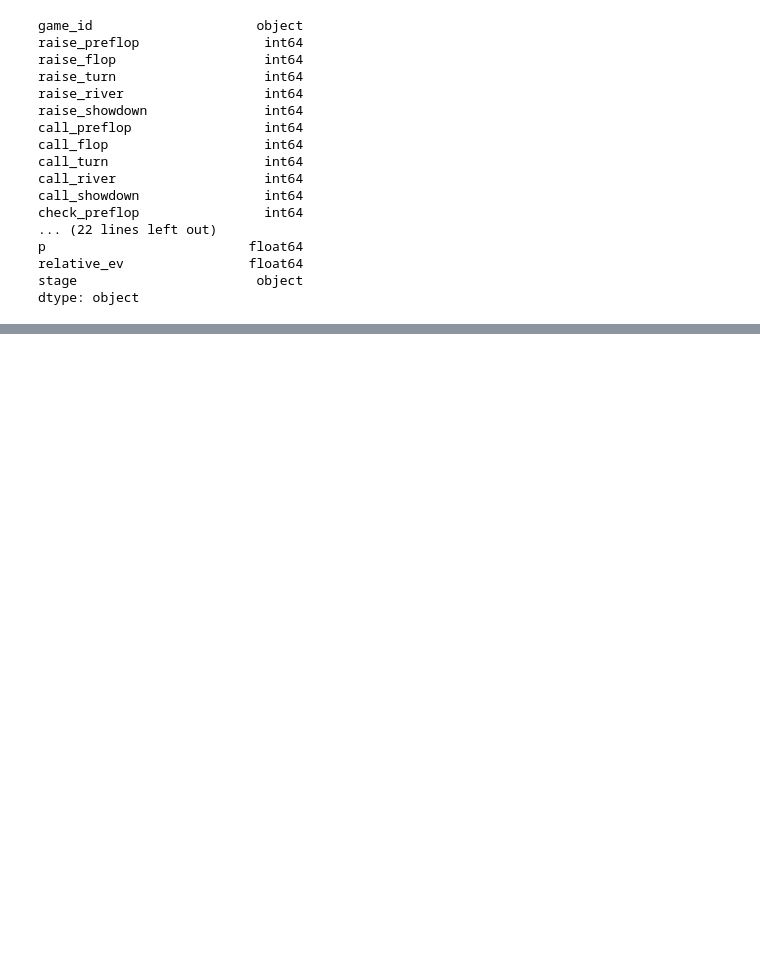
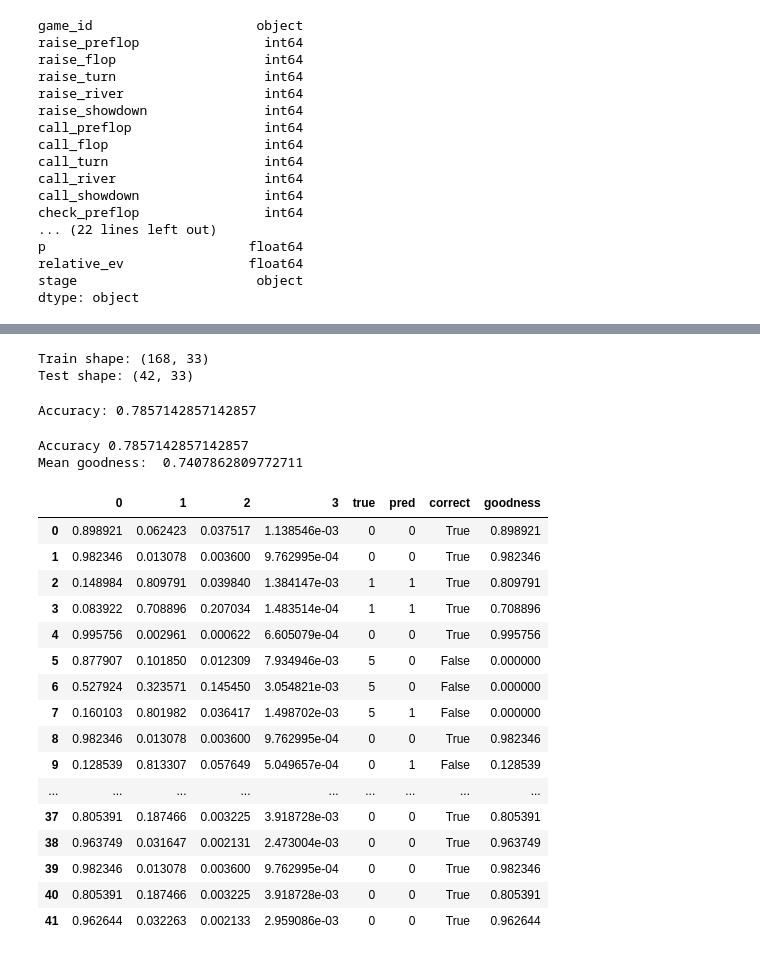
Before and after one commit to tjespe/texas-holdem-ai, a Jupyter notebook: hidden_state_model/model.ipynb, the cells around one changed output, grey strips where cells are left out. Cells and saved outputs as stored; diff of their text form; code cells hidden in the pictures; blank space fills up the shorter version.

```diff
--- a/hidden_state_model/model.ipynb
+++ b/hidden_state_model/model.ipynb
@@ -127,0 +133,4 @@ dtype: object
+# %%
+X = df.drop(["excess_rank", "game_id", "p", "relative_ev"], axis=1)
+y = df["excess_rank"]
+groups = df["game_id"]  # Group by 'game_id' to ensure no data leakage
@@ -127,0 +190,52 @@ dtype: object
+# %%
+# Grouped train-test split
+gss = GroupShuffleSplit(n_splits=1, test_size=0.2, random_state=42)
+train_idx, test_idx = next(gss.split(X, y, groups=groups))
+
+X_train, X_test = X.iloc[train_idx], X.iloc[test_idx]
+y_train, y_test = y.iloc[train_idx], y.iloc[test_idx]
+
+print(f"Train shape: {X_train.shape}")
+print(f"Test shape: {X_test.shape}")
+# %% [output]
+Train shape: (168, 33)
+Test shape: (42, 33)
+# %%
+# Train the model
+model.fit(X_train, y_train)
+
+# Evaluate the model
+accuracy = model.score(X_test, y_test)
+print(f"Accuracy: {accuracy}")
+# %% [output]
+Accuracy: 0.7857142857142857
+# %%
+probabilities = model.predict_proba(X_test)
+prob_df = pd.DataFrame(probabilities, columns=model.classes_)
+prob_df["true"] = y_test.values
+prob_df["pred"] = model.predict(X_test)
+prob_df["correct"] = prob_df["true"] == prob_df["pred"]
+prob_df["goodness"] = prob_df.apply(lambda x: x.get(x["true"]) or 0, axis=1)
+print("Accuracy", prob_df["correct"].mean())
+print("Mean goodness: ", prob_df["goodness"].mean())
+prob_df
+# %% [output]
+Accuracy 0.7857142857142857
+Mean goodness:  0.7407862809772711
+|  | 0 | 1 | 2 | 3 | true | pred | correct | goodness |
+| 0 | 0.898921 | 0.062423 | 0.037517 | 1.138546e-03 | 0 | 0 | True | 0.898921 |
+| 1 | 0.982346 | 0.013078 | 0.003600 | 9.762995e-04 | 0 | 0 | True | 0.982346 |
+| 2 | 0.148984 | 0.809791 | 0.039840 | 1.384147e-03 | 1 | 1 | True | 0.809791 |
+| 3 | 0.083922 | 0.708896 | 0.207034 | 1.483514e-04 | 1 | 1 | True | 0.708896 |
+| 4 | 0.995756 | 0.002961 | 0.000622 | 6.605079e-04 | 0 | 0 | True | 0.995756 |
+| 5 | 0.877907 | 0.101850 | 0.012309 | 7.934946e-03 | 5 | 0 | False | 0.000000 |
+| 6 | 0.527924 | 0.323571 | 0.145450 | 3.054821e-03 | 5 | 0 | False | 0.000000 |
+| 7 | 0.160103 | 0.801982 | 0.036417 | 1.498702e-03 | 5 | 1 | False | 0.000000 |
+| 8 | 0.982346 | 0.013078 | 0.003600 | 9.762995e-04 | 0 | 0 | True | 0.982346 |
+| 9 | 0.128539 | 0.813307 | 0.057649 | 5.049657e-04 | 0 | 1 | False | 0.128539 |
+| ... | ... | ... | ... | ... | ... | ... | ... | ... |
+| 37 | 0.805391 | 0.187466 | 0.003225 | 3.918728e-03 | 0 | 0 | True | 0.805391 |
+| 38 | 0.963749 | 0.031647 | 0.002131 | 2.473004e-03 | 0 | 0 | True | 0.963749 |
+| 39 | 0.982346 | 0.013078 | 0.003600 | 9.762995e-04 | 0 | 0 | True | 0.982346 |
+| 40 | 0.805391 | 0.187466 | 0.003225 | 3.918728e-03 | 0 | 0 | True | 0.805391 |
+| 41 | 0.962644 | 0.032263 | 0.002133 | 2.959086e-03 | 0 | 0 | True | 0.962644 |
```
Also changed, not shown: parts of 9 cells of this notebook, 3 other files.
